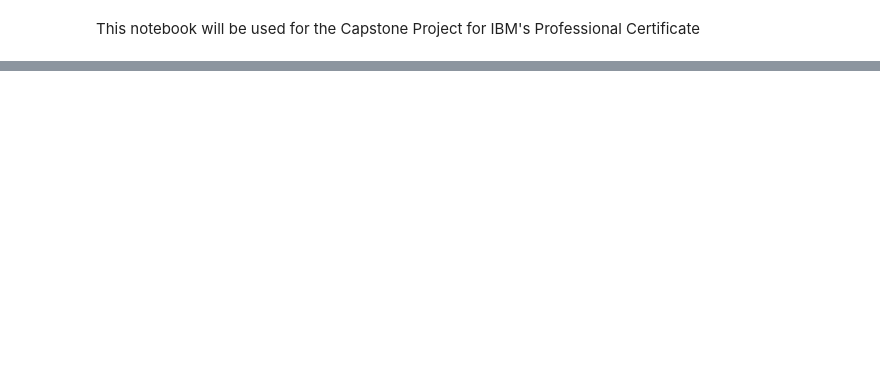
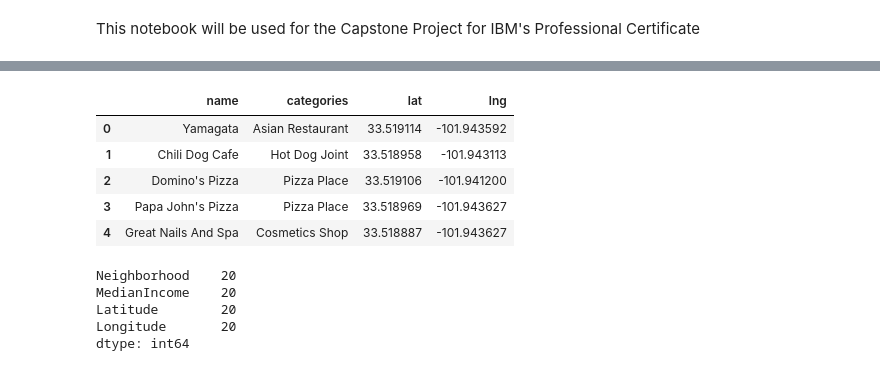
Before and after one commit to StealthyRiot/Coursera_Capstone, a Jupyter notebook: Coursera_Capstone.ipynb, the cells around one changed output, grey strips where cells are left out. Cells and saved outputs as stored; diff of their text form; code cells hidden in the pictures; blank space fills up the shorter version.

```diff
--- a/Coursera_Capstone.ipynb
+++ b/Coursera_Capstone.ipynb
@@ -272,3 +206,54 @@ Latitude and longitude values of Regent Park, Harbourfront are 43.6542599, -79.3
+# %%
+# type your answer here
+LIMIT = 100 # limit of number of venues returned by Foursquare API
+
+radius = 500 # define radius
+
+url = 'https://api.foursquare.com/v2/venues/explore?&client_id={}&client_secret={}&v={}&ll={},{}&radius={}&limit={}'.format(
+    CLIENT_ID,
+    CLIENT_SECRET,
+    VERSION,
+    neighborhood_latitude,
+    neighborhood_longitude,
+    radius,
+    LIMIT)
+
+results = requests.get(url).json()
+
+# function that extracts the category of the venue
+def get_category_type(row):
+    try:
+        categories_list = row['categories']
+    except:
+        categories_list = row['venue.categories']
+
+    if len(categories_list) == 0:
+        return None
+    else:
+        return categories_list[0]['name']
+
+venues = results['response']['groups'][0]['items']
+
+nearby_venues = pd.json_normalize(venues) # flatten JSON
+
+# filter columns
+filtered_columns = ['venue.name', 'venue.categories', 'venue.location.lat', 'venue.location.lng']
+nearby_venues =nearby_venues.loc[:, filtered_columns]
+
+# filter the category for each row
+nearby_venues['venue.categories'] = nearby_venues.apply(get_category_type, axis=1)
+
+# clean columns
+nearby_venues.columns = [col.split(".")[-1] for col in nearby_venues.columns]
+
+nearby_venues.head()
+# %% [output]
+|  | name | categories | lat | lng |
+| 0 | Yamagata | Asian Restaurant | 33.519114 | -101.943592 |
+| 1 | Chili Dog Cafe | Hot Dog Joint | 33.518958 | -101.943113 |
+| 2 | Domino's Pizza | Pizza Place | 33.519106 | -101.941200 |
+| 3 | Papa John's Pizza | Pizza Place | 33.518969 | -101.943627 |
+| 4 | Great Nails And Spa | Cosmetics Shop | 33.518887 | -101.943627 |
 # %%
 def getNearbyVenues(names, latitudes, longitudes, radius=500):
 
@@ -310,22 +295,15 @@ def getNearbyVenues(names, latitudes, longitudes, radius=500):
 
     return(nearby_venues)
 
-Toronto_venues = getNearbyVenues(names=dfToronto['Neighborhood'],
-                                   latitudes=dfToronto['Latitude'],
-                                   longitudes=dfToronto['Longitude']
+Lubbock_venues = getNearbyVenues(names=dfLubbockData['Neighborhood'],
+                                   latitudes=dfLubbockData['Latitude'],
+                                   longitudes=dfLubbockData['Longitude']
                                   )
-Toronto_venues.groupby('Neighborhood').count()
-
-# one hot encoding
-Toronto_onehot = pd.get_dummies(Toronto_venues[['Venue Category']], prefix="", prefix_sep="")
-
-# add neighborhood column back to dataframe
-Toronto_onehot['Neighborhood'] = Toronto_venues['Neighborhood']
-
-# move neighborhood column to the first column
-fixed_columns = [Toronto_onehot.columns[-71]] + list(Toronto_onehot.columns[:-71])
-Toronto_onehot = Toronto_onehot[fixed_columns]
-
-Toronto_onehot.head()
-
-Toronto_grouped = Toronto_onehot.groupby('Neighborhood').mean().reset_index()
+Lubbock_venues.groupby('Neighborhood').count()
+dfLubbockData.count()
+# %% [output]
+Neighborhood    20
+MedianIncome    20
+Latitude        20
+Longitude       20
+dtype: int64
```
Also changed, not shown: parts of 27 cells of this notebook.
